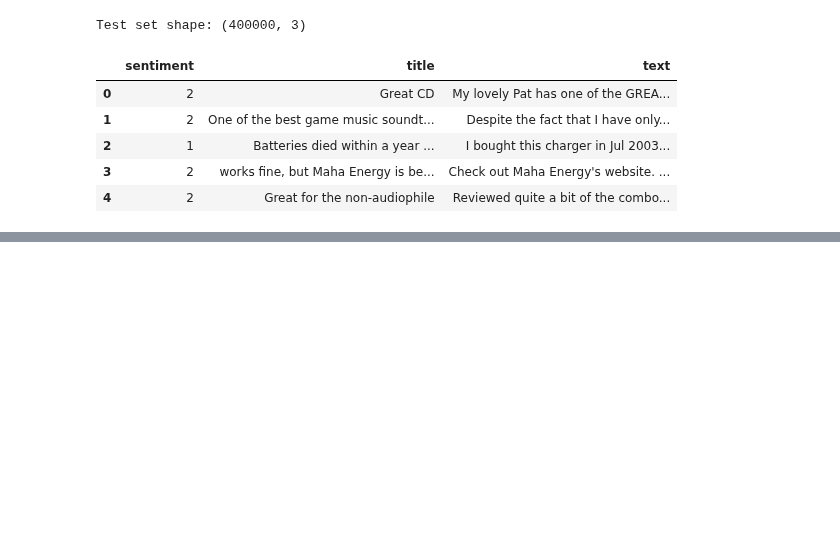
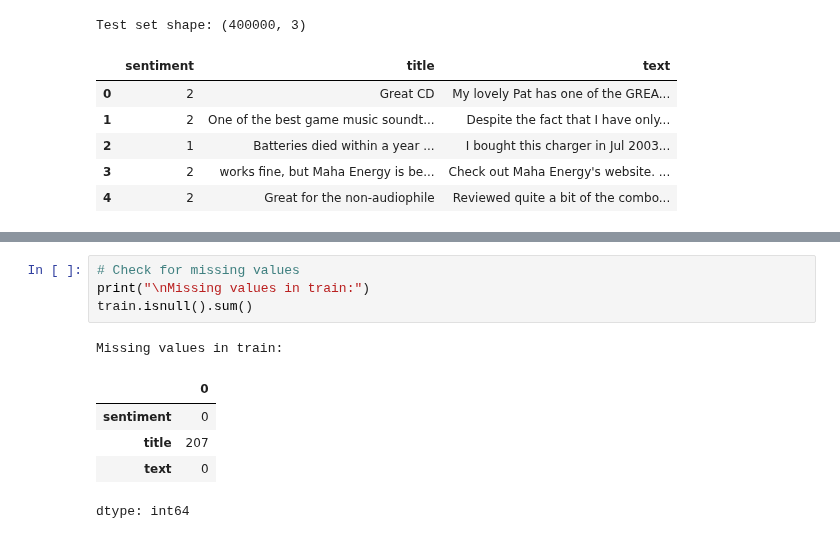
Before and after one commit to sbogde/pandamonium, a Jupyter notebook: dmi_03_amazon_reviews_03.ipynb, the cells around one changed output, grey strips where cells are left out. Cells and saved outputs as stored; diff of their text form; blank space fills up the shorter version.

```diff
--- a/dmi_03_amazon_reviews_03.ipynb
+++ b/dmi_03_amazon_reviews_03.ipynb
@@ -70,0 +90,11 @@ Test set shape: (400000, 3)
+# %%
+# Check for missing values
+print("\nMissing values in train:")
+train.isnull().sum()
+# %% [output]
+Missing values in train:
+|  | 0 |
+| sentiment | 0 |
+| title | 207 |
+| text | 0 |
+dtype: int64
```
Also changed, not shown: parts of 4 cells of this notebook.
